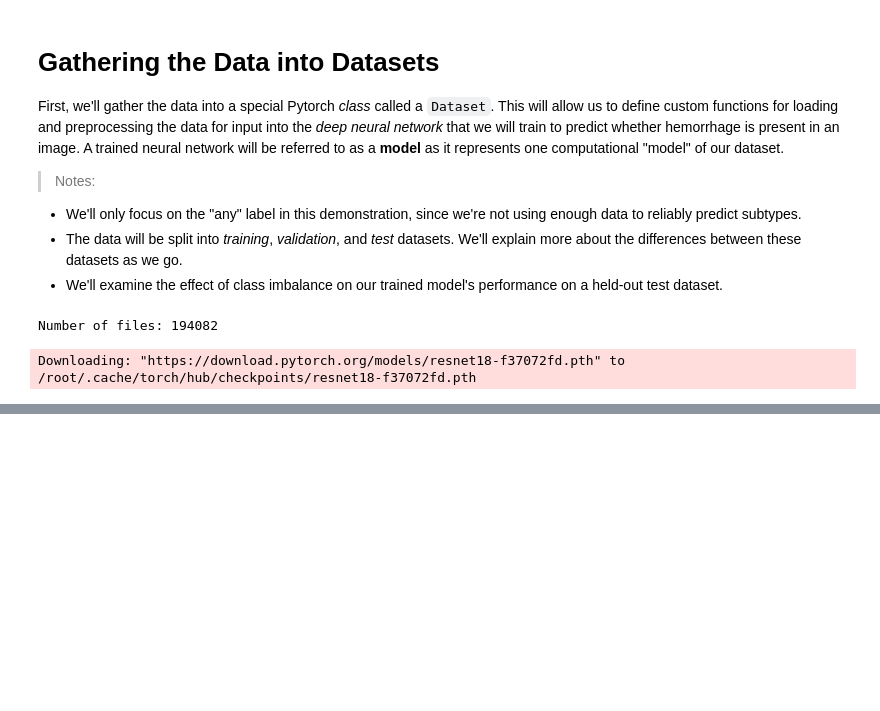
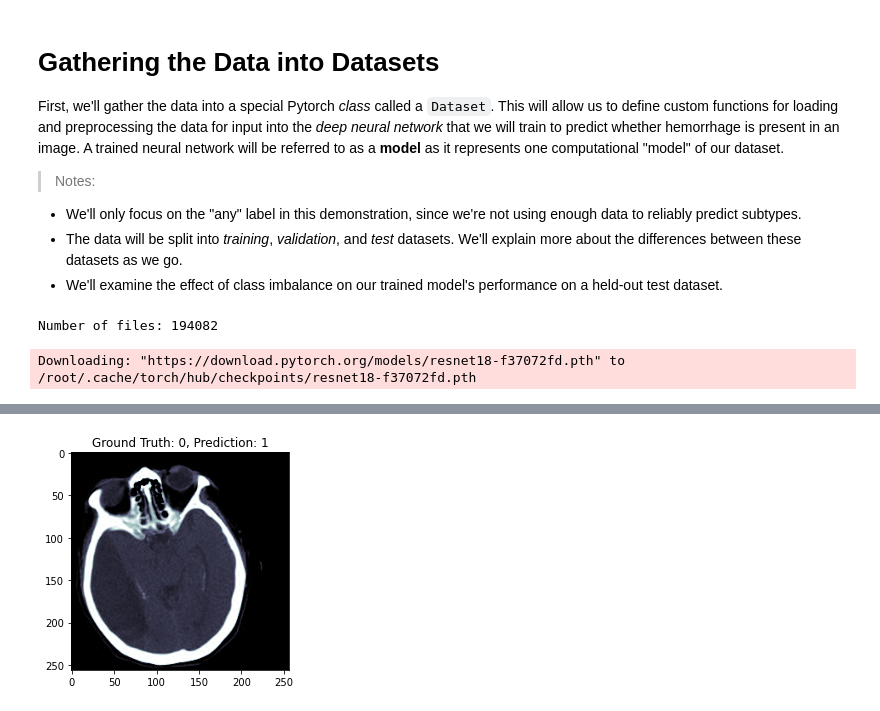
Before and after one commit to wfwiggins/ICH-detection-demo, a Jupyter notebook: ASNR_ICH_Demo.ipynb, the cells around one changed output, grey strips where cells are left out. Saved outputs shown, nothing was run; the diff lists cells and outputs as text; code cells hidden in the pictures; blank space fills up the shorter version.

```diff
--- a/ASNR_ICH_Demo.ipynb
+++ b/ASNR_ICH_Demo.ipynb
@@ -673,0 +711,11 @@ Test accuracy: 0.4000
+# %%
+#@title Examine Output for a Sample Image from the Test Dataset
+
+#@markdown We'll look at a sample image, along with its _ground truth_ (i.e. positive or negative for hemorrhage) and the model's prediction.
+
+x, y = next(iter(test_dl))
+plt.imshow(x[0, 1, :, :])
+plt.title(f'Ground Truth: {y[0]}, Prediction: {y_preds[0]}')
+plt.show();
+# %% [output]
+[figure, added]
```
Also changed, not shown: parts of 11 cells of this notebook.
